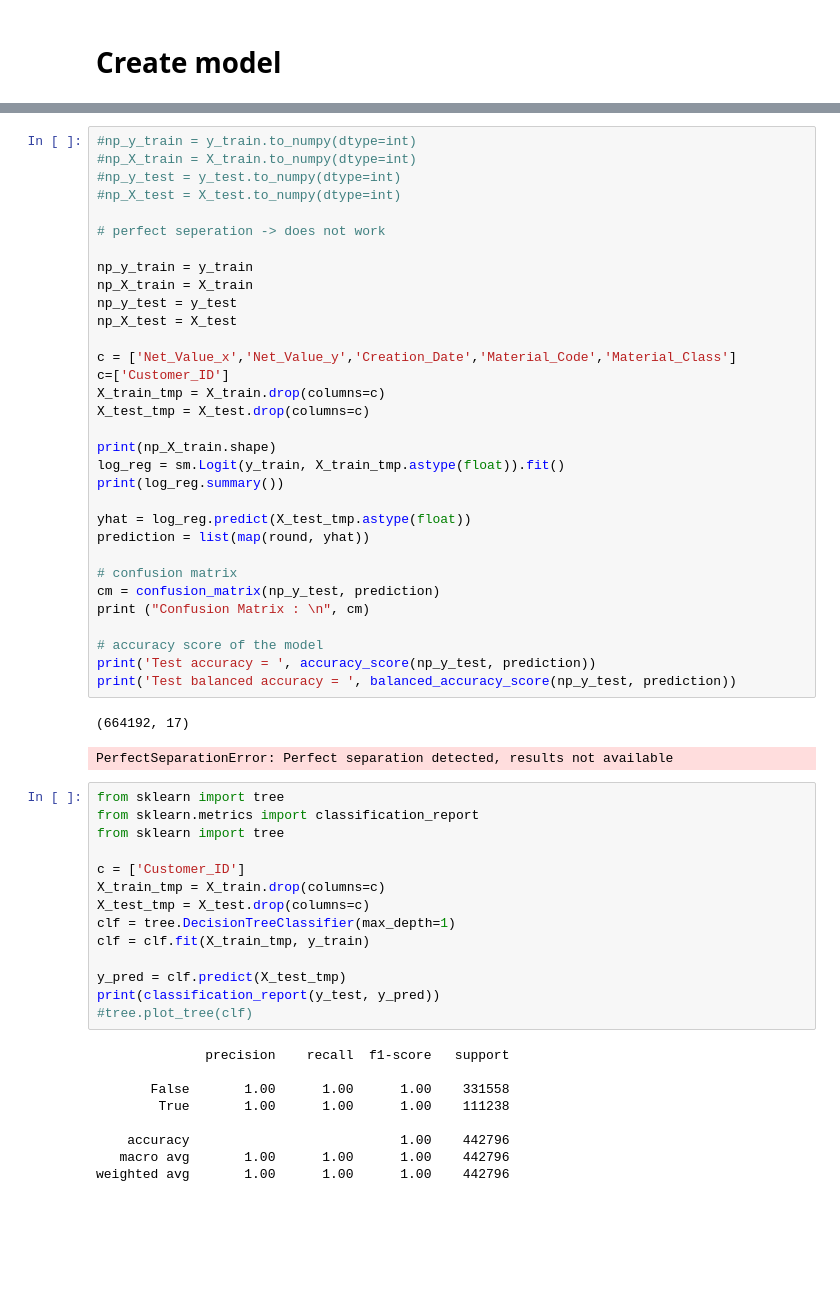
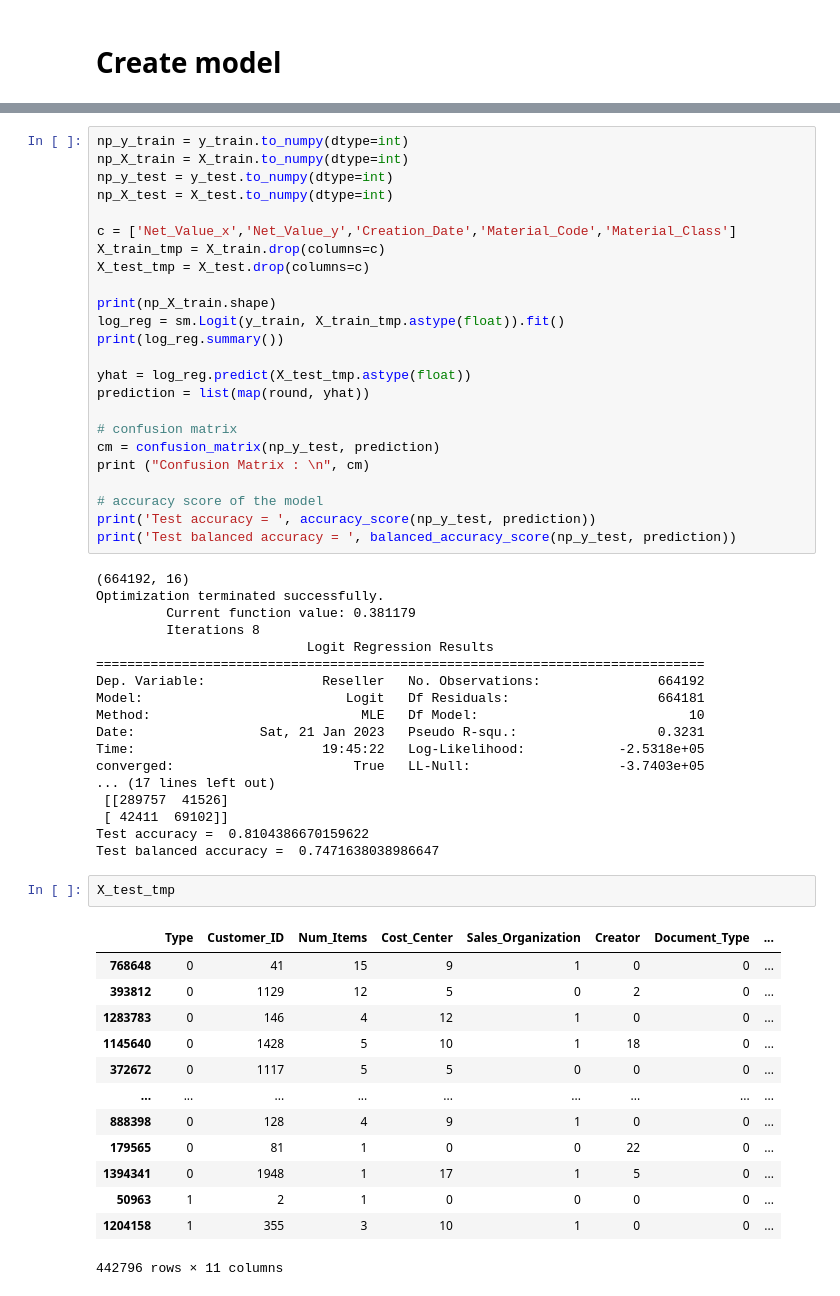
Before and after one commit to ppaulee/AnalyticsCup2023, a Jupyter notebook: data_play_final_reboot.ipynb, the cells around one changed output, grey strips where cells are left out. Cells and saved outputs as stored; diff of their text form; blank space fills up the shorter version.

```diff
--- a/data_play_final_reboot.ipynb
+++ b/data_play_final_reboot.ipynb
@@ -630,18 +619,10 @@ Test balanced accuracy =  0.5872841322870685
 # %%
-#np_y_train = y_train.to_numpy(dtype=int)
-#np_X_train = X_train.to_numpy(dtype=int)
-#np_y_test = y_test.to_numpy(dtype=int)
-#np_X_test = X_test.to_numpy(dtype=int)
-
-# perfect seperation -> does not work
-
-np_y_train = y_train
-np_X_train = X_train
-np_y_test = y_test
-np_X_test = X_test
+np_y_train = y_train.to_numpy(dtype=int)
+np_X_train = X_train.to_numpy(dtype=int)
+np_y_test = y_test.to_numpy(dtype=int)
+np_X_test = X_test.to_numpy(dtype=int)
 
 c = ['Net_Value_x','Net_Value_y','Creation_Date','Material_Code','Material_Class']
-c=['Customer_ID']
 X_train_tmp = X_train.drop(columns=c)
 X_test_tmp = X_test.drop(columns=c)
 
@@ -660,28 +641,36 @@ print ("Confusion Matrix : \n", cm)
 print('Test accuracy = ', accuracy_score(np_y_test, prediction))
 print('Test balanced accuracy = ', balanced_accuracy_score(np_y_test, prediction))
 # %% [output]
-(664192, 17)
+(664192, 16)
+Optimization terminated successfully.
+         Current function value: 0.381179
+         Iterations 8
+                           Logit Regression Results
+==============================================================================
+Dep. Variable:               Reseller   No. Observations:               664192
+Model:                          Logit   Df Residuals:                   664181
+Method:                           MLE   Df Model:                           10
+Date:                Sat, 21 Jan 2023   Pseudo R-squ.:                  0.3231
+Time:                        19:45:22   Log-Likelihood:            -2.5318e+05
+converged:                       True   LL-Null:                   -3.7403e+05
+... (17 lines left out)
+ [[289757  41526]
+ [ 42411  69102]]
+Test accuracy =  0.8104386670159622
+Test balanced accuracy =  0.7471638038986647
-PerfectSeparationError: Perfect separation detected, results not available
-# %%
-from sklearn import tree
-from sklearn.metrics import classification_report
-from sklearn import tree
-
-c = ['Customer_ID']
-X_train_tmp = X_train.drop(columns=c)
-X_test_tmp = X_test.drop(columns=c)
-clf = tree.DecisionTreeClassifier(max_depth=1)
-clf = clf.fit(X_train_tmp, y_train)
-
-y_pred = clf.predict(X_test_tmp)
-print(classification_report(y_test, y_pred))
-#tree.plot_tree(clf)
-# %% [output]
-              precision    recall  f1-score   support
-
-       False       1.00      1.00      1.00    331558
-        True       1.00      1.00      1.00    111238
-
-    accuracy                           1.00    442796
-   macro avg       1.00      1.00      1.00    442796
-weighted avg       1.00      1.00      1.00    442796
+# %%
+X_test_tmp
+# %% [output]
+|  | Type | Customer_ID | Num_Items | Cost_Center | Sales_Organization | Creator | Document_Type | ... |
+| 768648 | 0 | 41 | 15 | 9 | 1 | 0 | 0 | ... |
+| 393812 | 0 | 1129 | 12 | 5 | 0 | 2 | 0 | ... |
+| 1283783 | 0 | 146 | 4 | 12 | 1 | 0 | 0 | ... |
+| 1145640 | 0 | 1428 | 5 | 10 | 1 | 18 | 0 | ... |
+| 372672 | 0 | 1117 | 5 | 5 | 0 | 0 | 0 | ... |
+| ... | ... | ... | ... | ... | ... | ... | ... | ... |
+| 888398 | 0 | 128 | 4 | 9 | 1 | 0 | 0 | ... |
+| 179565 | 0 | 81 | 1 | 0 | 0 | 22 | 0 | ... |
+| 1394341 | 0 | 1948 | 1 | 17 | 1 | 5 | 0 | ... |
+| 50963 | 1 | 2 | 1 | 0 | 0 | 0 | 0 | ... |
+| 1204158 | 1 | 355 | 3 | 10 | 1 | 0 | 0 | ... |
+442796 rows × 11 columns
```
Also changed, not shown: parts of 32 cells of this notebook.
